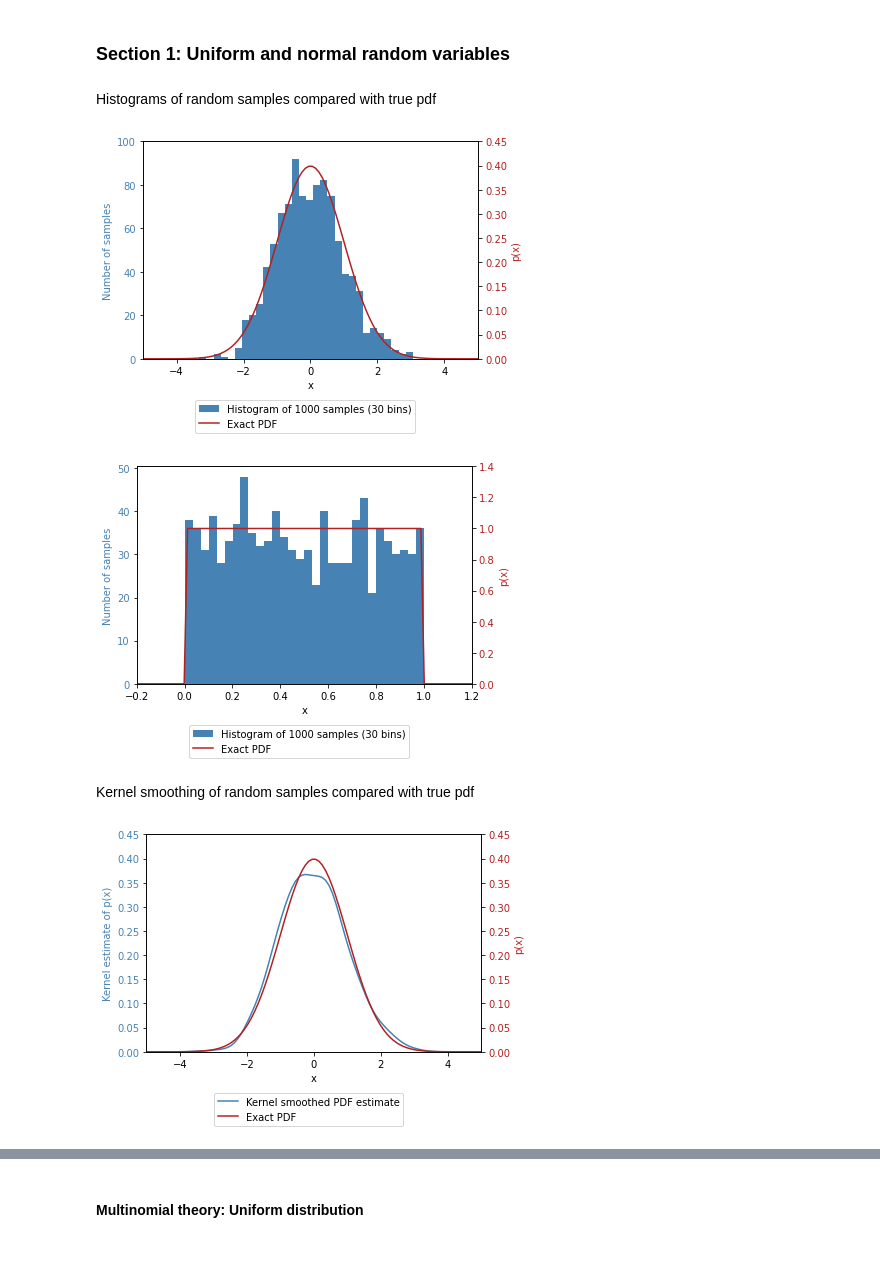
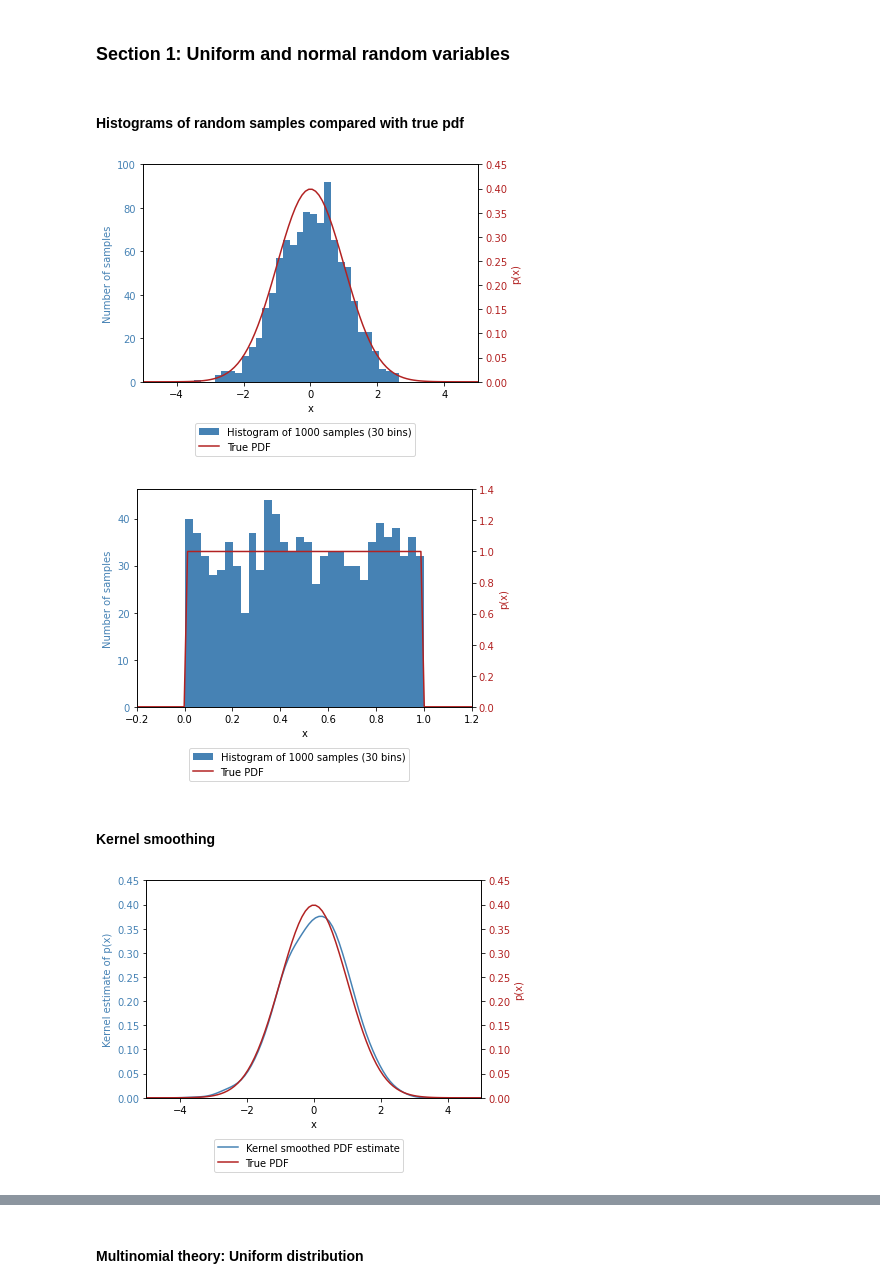
Before and after one commit to theo-brown/3f3-lab, a Jupyter notebook: Jupyter Notebook.ipynb, the cells around one changed output, grey strips where cells are left out. Cells and saved outputs as stored; diff of their text form; code cells hidden in the pictures; blank space fills up the shorter version.

```diff
--- a/Jupyter Notebook.ipynb
+++ b/Jupyter Notebook.ipynb
@@ -27,7 +27,7 @@ color4 = 'darkorange'
 X_gaussian = np.random.randn(10000)
 X_uniform = np.random.rand(10000)
 # %% [markdown]
-Histograms of random samples compared with true pdf
+#### Histograms of random samples compared with true pdf
 # %%
 fig, ax1 = plt.subplots()
 
@@ -40,7 +40,7 @@ ax1.set_ylim(0, 100)
 
 ax2 = ax1.twinx()
 x = np.linspace(-5, 5, 100)
-ax2.plot(x, gaussian_pdf(x), color=color2, label='Exact PDF')
+ax2.plot(x, gaussian_pdf(x), color=color2, label='True PDF')
 ax2.set_ylabel('p(x)', color=color2)
 ax2.tick_params(axis='y', labelcolor=color2)
 ax2.set_ylim(0, 0.45)
@@ -50,31 +50,31 @@ fig.legend(loc='upper center', bbox_to_anchor=(0.5, 0))
 
 plt.savefig('figures/gaussian_histogram_and_pdf.png', bbox_inches='tight')
 # %% [output]
-[figure, old version]
+[figure, new version]
 # %%
 fig, ax1 = plt.subplots()
 
 x = np.linspace(-0.2, 1.2, 100)
 
 ax1.hist(X_uniform[:1000], bins=30, color=color1, label='Histogram of 1000 samples (30 bins)')
 ax1.set_xlabel('x')
 ax1.set_ylabel('Number of samples', color=color1)
 ax1.tick_params(axis='y', labelcolor=color1)
 
 ax2 = ax1.twinx()
-ax2.plot(x, uniform_pdf(x), color=color2, label='Exact PDF')
+ax2.plot(x, uniform_pdf(x), color=color2, label='True PDF')
 ax2.set_ylabel('p(x)', color=color2)
 ax2.tick_params(axis='y', labelcolor=color2)
 ax2.set_ylim(0, 1.4)
 ax2.set_xlim(-0.2, 1.2)
 
 fig.legend(loc='upper center', bbox_to_anchor=(0.5, 0))
 
 plt.savefig('figures/uniform_histogram_and_pdf.png', bbox_inches='tight')
 # %% [output]
-[figure, old version]
+[figure, new version]
-# %% [markdown]
-Kernel smoothing of random samples compared with true pdf
+# %% [markdown]
+#### Kernel smoothing
 # %%
 fig, ax1 = plt.subplots()
 
@@ -87,7 +87,7 @@ ax1.tick_params(axis='y', labelcolor=color1)
 ax1.set_ylim(0, 0.45)
 
 ax2 = ax1.twinx()
-ax2.plot(x, gaussian_pdf(x), color=color2, label='Exact PDF')
+ax2.plot(x, gaussian_pdf(x), color=color2, label='True PDF')
 ax2.set_ylabel('p(x)', color=color2)
 ax2.tick_params(axis='y', labelcolor=color2)
 ax2.set_ylim(0, 0.45)
@@ -96,7 +96,7 @@ ax2.set_xlim(-5, 5)
 fig.legend(loc='upper center', bbox_to_anchor=(0.5, 0))
 plt.savefig('figures/gaussian_kernel_smoothed.png', bbox_inches='tight')
 # %% [output]
-[figure, old version]
+[figure, new version]
 # %%
 fig, ax1 = plt.subplots()
 
```
Also changed, not shown: parts of 18 cells of this notebook, 19 other files.
